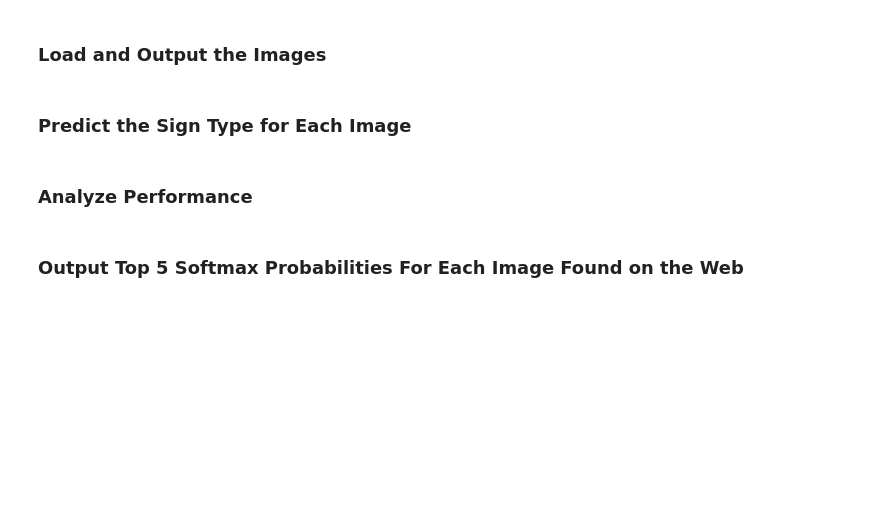
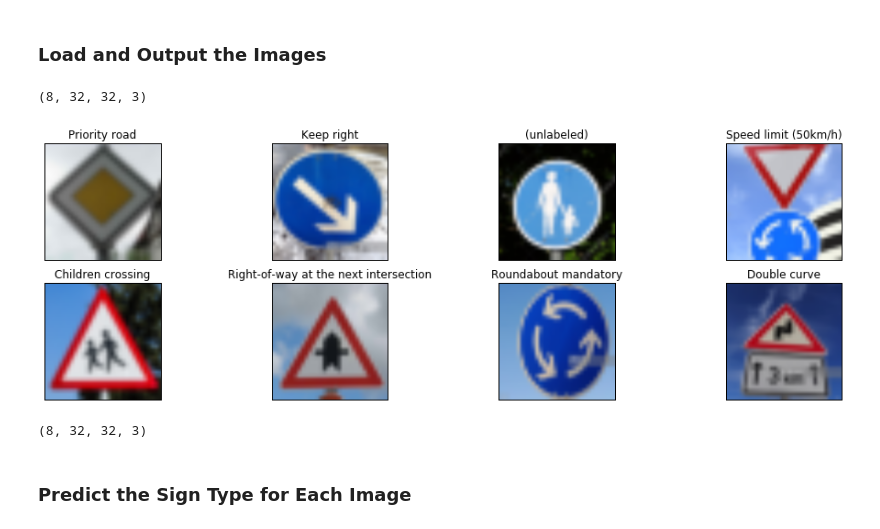
Before and after one commit to precyon/Traffic-Sign-Classifier, a Jupyter notebook: Traffic_Sign_Classifier.ipynb, the cells around one changed output. Cells and saved outputs as stored; diff of their text form; code cells hidden in the pictures; blank space fills up the shorter version.

```diff
--- a/Traffic_Sign_Classifier.ipynb
+++ b/Traffic_Sign_Classifier.ipynb
@@ -820,2 +789,37 @@ You may find `signnames.csv` useful as it contains mappings from the class id (i
+# %%
+### Load the images and plot them here.
+### Feel free to use as many code cells as needed.
+
+x_field = np.zeros((8, 32, 32, 3))
+for i in range(8):
+    filename = 'fieldtest/%i.jpg' % (i+1)
+    img = skimage.io.imread(filename)
+    img = skimage.filters.gaussian(img, sigma=9, multichannel=True)
+    img = skimage.transform.resize(img, (32, 32), mode='constant')
+    x_field[i, :,:,:] = img
+    #plt.imshow(img)
+    #plt.show()
+
+# Manually label the dataset
+y_field = np.array([12,38,44,2,28,11,40,21])
+print(x_field.shape)
+
+# Show the images and their labels
+figField = plt.figure(figsize=(17, 5))
+for i in range(8):
+    plt.subplot(2,4, i+1)
+    plt.imshow(x_field[i,:,:,:])
+    sign = signNames[y_field[i]] if y_field[i] < 43 else '(unlabeled)'
+    plt.title(sign)
+    plt.xticks([])
+    plt.yticks([])
+plt.show()
+
+# Process the images
+x_field_n = Normalize(toGrayscale(x_field), 0.1, 0.9)
+# %% [output]
+(8, 32, 32, 3)
+[figure, added]
+(8, 32, 32, 3)
 # %% [markdown]
 ### Predict the Sign Type for Each Image
@@ -826,2 +825,0 @@ You may find `signnames.csv` useful as it contains mappings from the class id (i
-# %% [markdown]
-### Analyze Performance
@@ -831,2 +825,0 @@ You may find `signnames.csv` useful as it contains mappings from the class id (i
-# %% [markdown]
-### Output Top 5 Softmax Probabilities For Each Image Found on the Web
```
Also changed, not shown: parts of 19 cells of this notebook, 10 other files.
